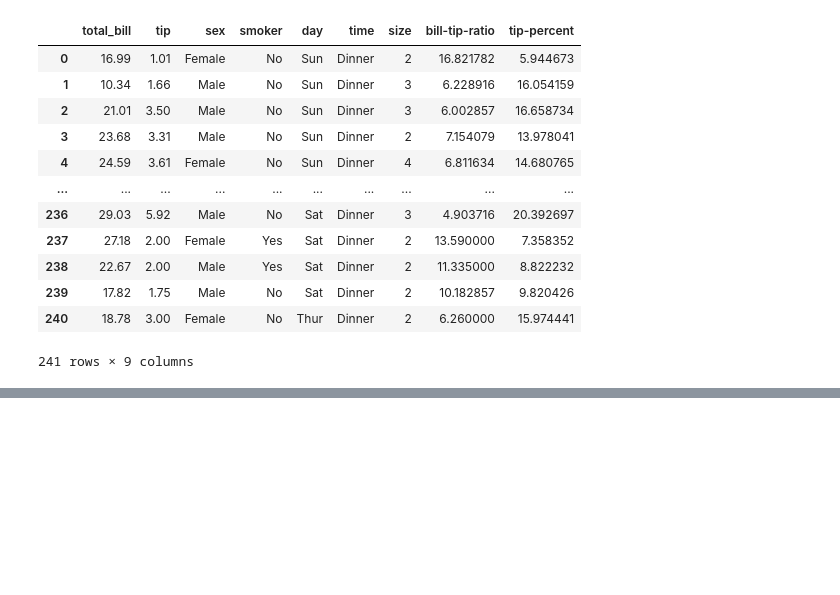
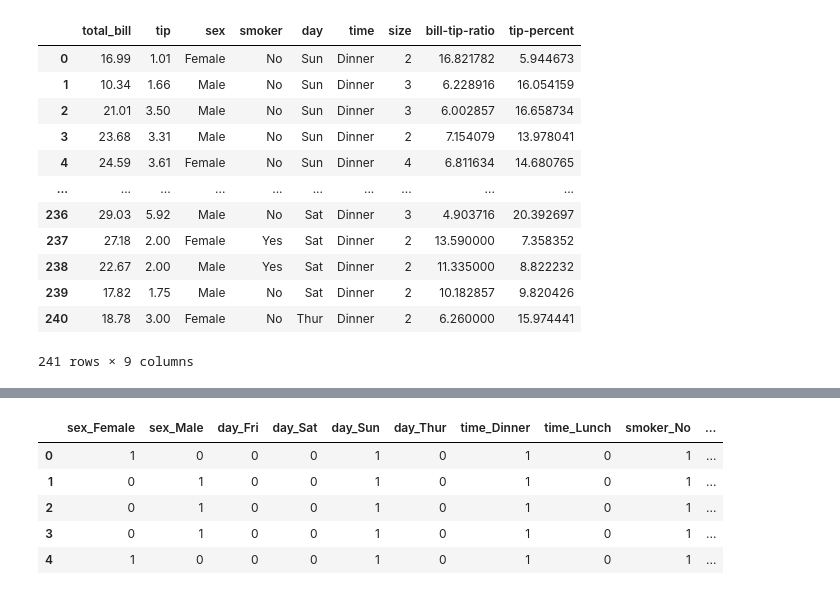
Before and after one commit to adityagrover027/Tipping-point, a Jupyter notebook: Tipping Point.ipynb, the cells around one changed output, grey strips where cells are left out. Cells and saved outputs as stored; diff of their text form; code cells hidden in the pictures; blank space fills up the shorter version.

```diff
--- a/Tipping Point.ipynb
+++ b/Tipping Point.ipynb
@@ -134,0 +155,7 @@ data_cleaned
+# %%
+columns_to_scale = ['tip', 'size', 'total_bill']
+# %%
+from sklearn.preprocessing import MinMaxScaler
+scaler = MinMaxScaler()
+scaled_columns = pd.DataFrame(scaler.fit_transform(X[columns_to_scale]),columns=columns_to_scale)
+scaled_columns.describe()
@@ -134,0 +172,12 @@ data_cleaned
+# %%
+X.drop(["total_bill", "tip", "size", "smoker", "sex","day", "time"], axis = 1, inplace = True)
+X = pd.concat([X, scaled_columns], axis = 1)
+# %%
+X.head()
+# %% [output]
+|  | sex_Female | sex_Male | day_Fri | day_Sat | day_Sun | day_Thur | time_Dinner | time_Lunch | smoker_No | ... |
+| 0 | 1 | 0 | 0 | 0 | 1 | 0 | 1 | 0 | 1 | ... |
+| 1 | 0 | 1 | 0 | 0 | 1 | 0 | 1 | 0 | 1 | ... |
+| 2 | 0 | 1 | 0 | 0 | 1 | 0 | 1 | 0 | 1 | ... |
+| 3 | 0 | 1 | 0 | 0 | 1 | 0 | 1 | 0 | 1 | ... |
+| 4 | 1 | 0 | 0 | 0 | 1 | 0 | 1 | 0 | 1 | ... |
```
Also changed, not shown: parts of 27 cells of this notebook.
